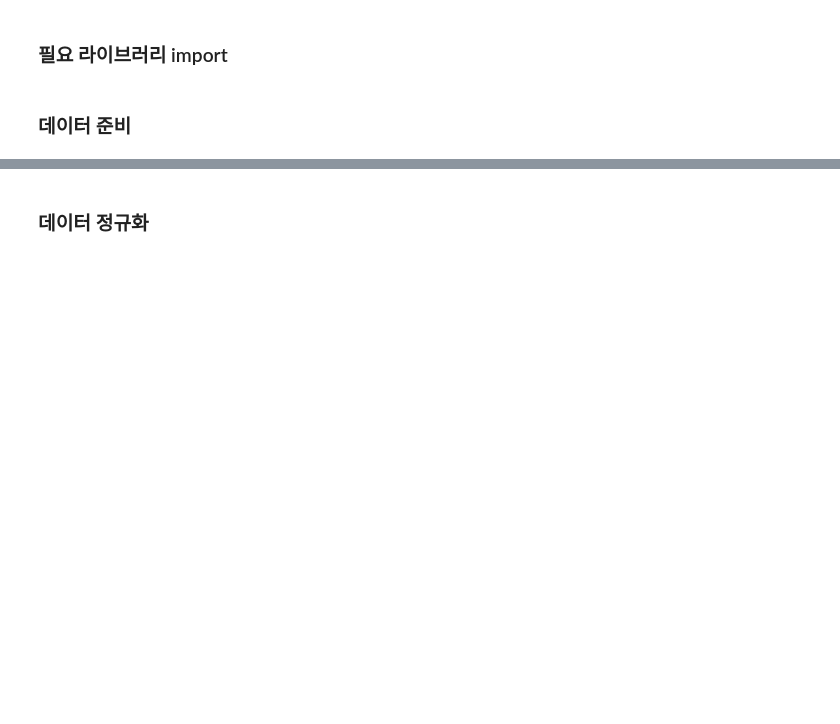
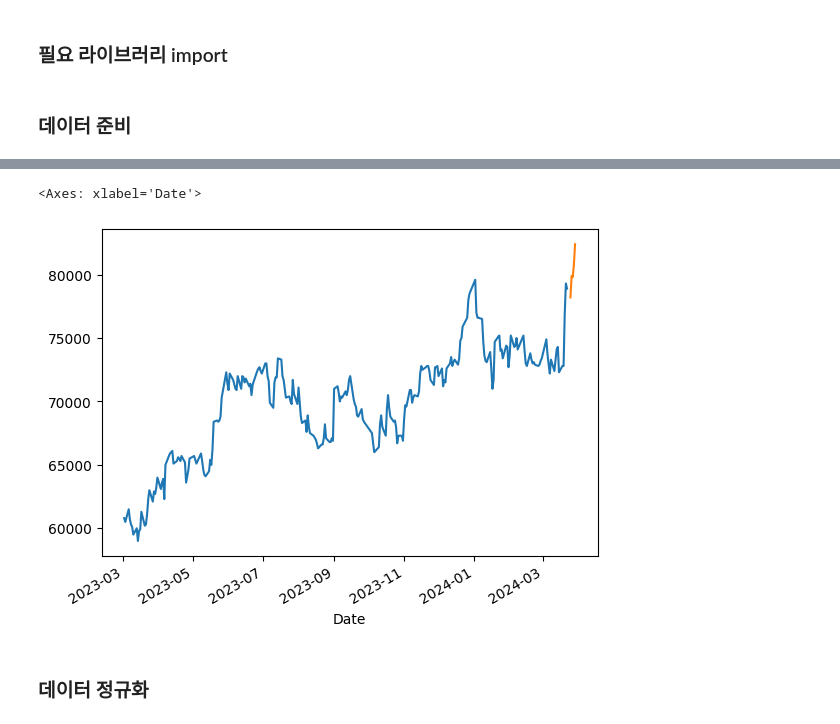
Before and after one commit to Kahkim/Lec_Exp_24_2, a Jupyter notebook: ma_exp.ipynb, the cells around one changed output, grey strips where cells are left out. Saved outputs shown, nothing was run; the diff lists cells and outputs as text; code cells hidden in the pictures; blank space fills up the shorter version.

```diff
--- a/ma_exp.ipynb
+++ b/ma_exp.ipynb
@@ -95,3 +136,9 @@ df.plot()
+# %%
+demands['Close'].plot()
+test_demands['Close'].plot()
+# %% [output]
+<Axes: xlabel='Date'>
+[figure, added]
 # %% [markdown]
 ### 데이터 정규화
 # %%
```
Also changed, not shown: parts of 8 cells of this notebook, 2 other files.
